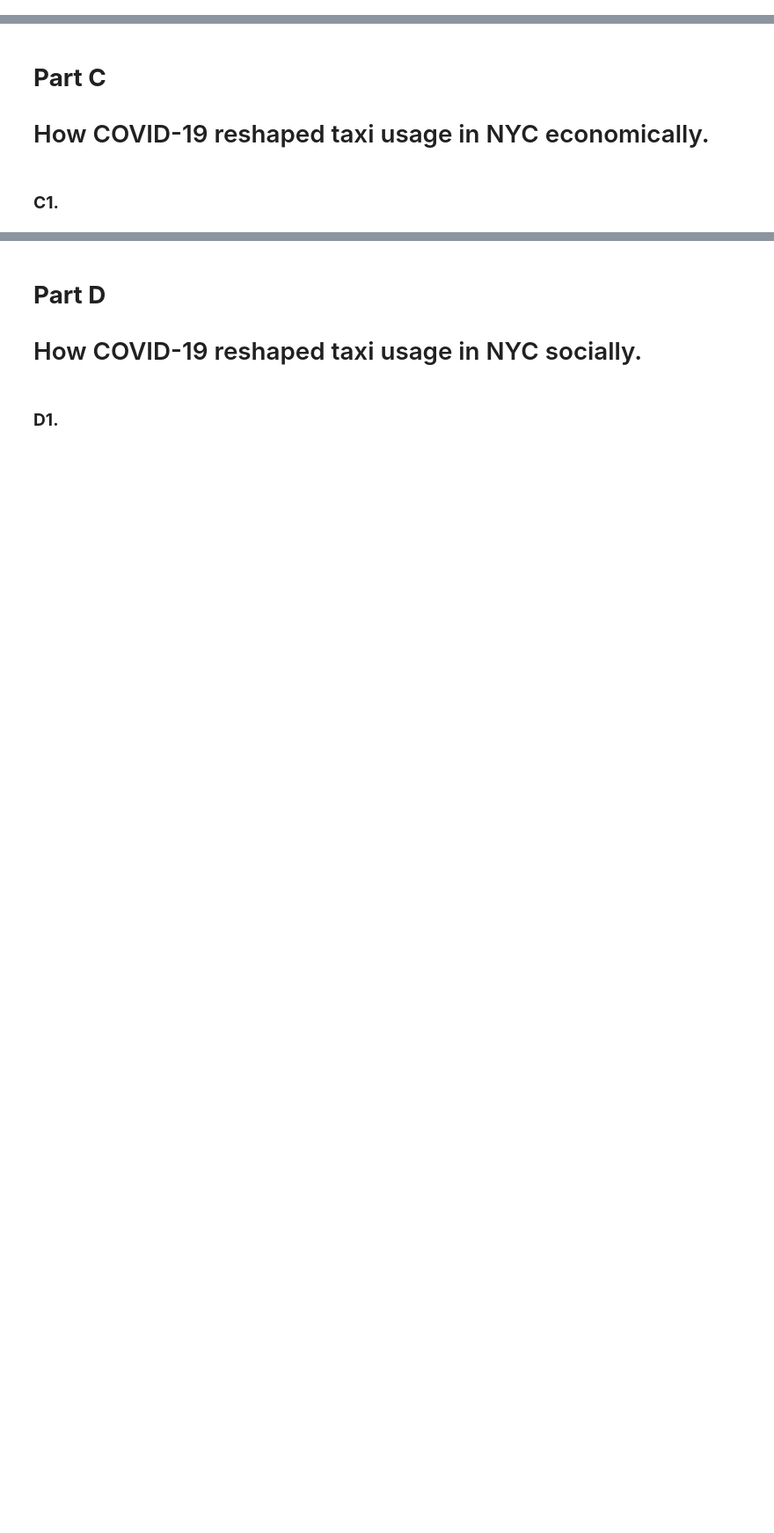
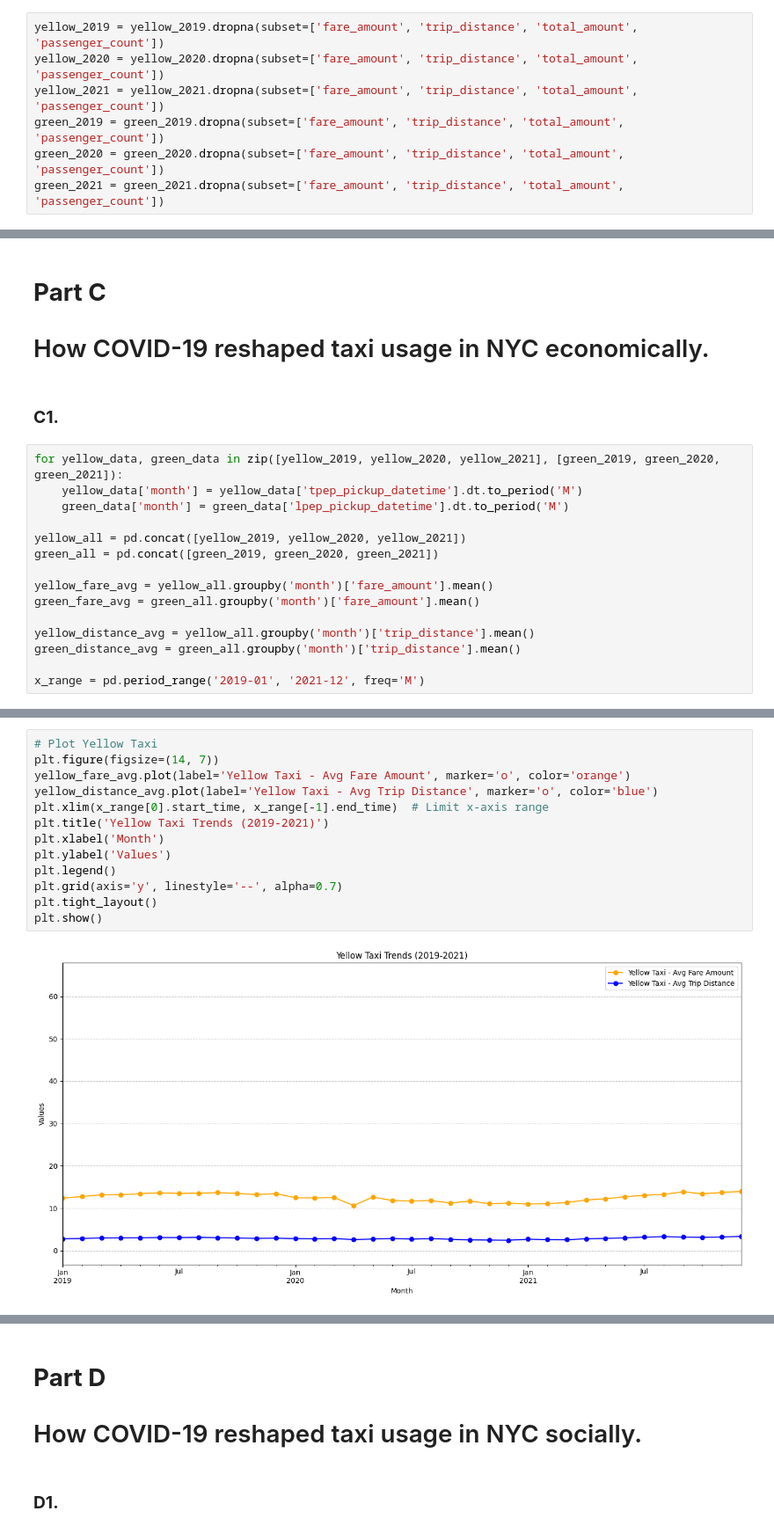
Before and after one commit to kyla2001/Analyzing-Taxi-Trip-Patterns-in-NYC-2019-2021, a Jupyter notebook: question.ipynb, the cells around one changed output, grey strips where cells are left out. Shown at 88% size. Drawn from its saved outputs; the diff is of its cells as text; blank space fills up the shorter version.

```diff
--- a/question.ipynb
+++ b/question.ipynb
@@ -84,6 +84,13 @@ for year in years:
 | 2 | 2 | 2021-01-01 00:45:57 | 2021-01-01 00:51:55 | N | 1.0 | 41 | ... |
 | 3 | 2 | 2020-12-31 23:57:51 | 2021-01-01 00:04:56 | N | 1.0 | 168 | ... |
 | 4 | 2 | 2021-01-01 00:16:36 | 2021-01-01 00:16:40 | N | 2.0 | 265 | ... |
+# %%
+yellow_2019 = yellow_2019.dropna(subset=['fare_amount', 'trip_distance', 'total_amount', 'passenger_count'])
+yellow_2020 = yellow_2020.dropna(subset=['fare_amount', 'trip_distance', 'total_amount', 'passenger_count'])
+yellow_2021 = yellow_2021.dropna(subset=['fare_amount', 'trip_distance', 'total_amount', 'passenger_count'])
+green_2019 = green_2019.dropna(subset=['fare_amount', 'trip_distance', 'total_amount', 'passenger_count'])
+green_2020 = green_2020.dropna(subset=['fare_amount', 'trip_distance', 'total_amount', 'passenger_count'])
+green_2021 = green_2021.dropna(subset=['fare_amount', 'trip_distance', 'total_amount', 'passenger_count'])
 # %% [markdown]
 # **Part B**
 # How COVID-19 reshaped taxi usage in NYC spatially
@@ -481,3 +488,18 @@ plt.show()
 # How COVID-19 reshaped taxi usage in NYC economically.
 # %% [markdown]
 ### **C1.**
+# %%
+for yellow_data, green_data in zip([yellow_2019, yellow_2020, yellow_2021], [green_2019, green_2020, green_2021]):
+    yellow_data['month'] = yellow_data['tpep_pickup_datetime'].dt.to_period('M')
+    green_data['month'] = green_data['lpep_pickup_datetime'].dt.to_period('M')
+
+yellow_all = pd.concat([yellow_2019, yellow_2020, yellow_2021])
+green_all = pd.concat([green_2019, green_2020, green_2021])
+
+yellow_fare_avg = yellow_all.groupby('month')['fare_amount'].mean()
+green_fare_avg = green_all.groupby('month')['fare_amount'].mean()
+
+yellow_distance_avg = yellow_all.groupby('month')['trip_distance'].mean()
+green_distance_avg = green_all.groupby('month')['trip_distance'].mean()
+
+x_range = pd.period_range('2019-01', '2021-12', freq='M')
@@ -483,0 +517,15 @@ plt.show()
+# %%
+# Plot Yellow Taxi
+plt.figure(figsize=(14, 7))
+yellow_fare_avg.plot(label='Yellow Taxi - Avg Fare Amount', marker='o', color='orange')
+yellow_distance_avg.plot(label='Yellow Taxi - Avg Trip Distance', marker='o', color='blue')
+plt.xlim(x_range[0].start_time, x_range[-1].end_time)  # Limit x-axis range
+plt.title('Yellow Taxi Trends (2019-2021)')
+plt.xlabel('Month')
+plt.ylabel('Values')
+plt.legend()
+plt.grid(axis='y', linestyle='--', alpha=0.7)
+plt.tight_layout()
+plt.show()
+# %% [output]
+[figure, added]
```
Also changed, not shown: parts of 4 cells of this notebook.
